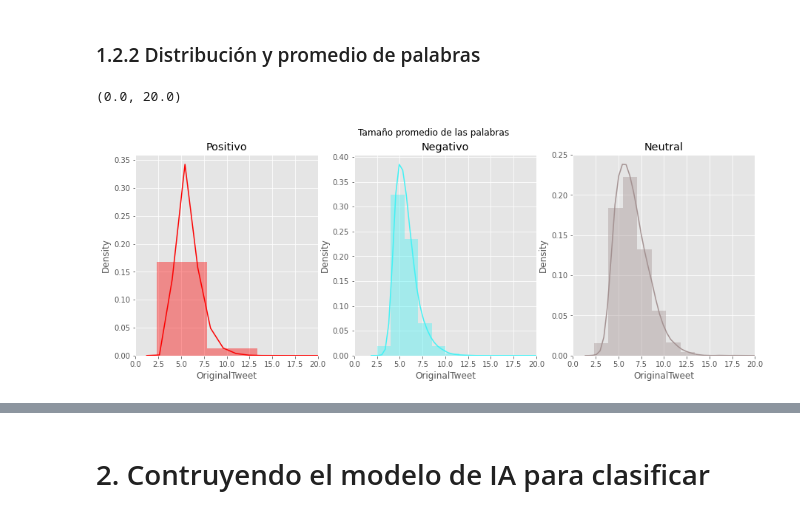
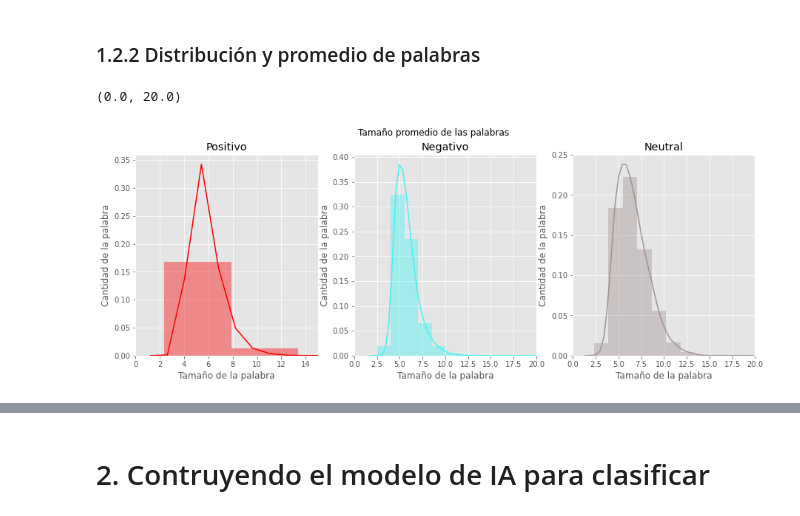
Before and after one commit to AlejandroE-SanchezV/Text-Classification-AI-Model-on-COVID-19-Tweets, a Jupyter notebook: FinalProject_TwittClassification.ipynb, the cells around one changed output, grey strips where cells are left out. Cells and saved outputs as stored; diff of their text form; code cells hidden in the pictures.

```diff
--- a/FinalProject_TwittClassification.ipynb
+++ b/FinalProject_TwittClassification.ipynb
@@ -295,21 +299,27 @@ Podemos observar a priori que notamos ciertos patrones de asimetría en las resp
 # %%
 fig,(ax1,ax2, ax3)=plt.subplots(1,3,figsize=(15,5))
 fig.suptitle('Tamaño promedio de las palabras \n')
 
 Pos_words=dataFrame[dataFrame['sentiment']=="positive"]['OriginalTweet'].str.split().apply(lambda x : [len(i) for i in x])
 sns.distplot(Pos_words.map(lambda x: np.mean(x)),ax=ax1,color='#FC0000')
 ax1.set_title('Positivo')
-ax1.set_xlim(0,20)
+ax1.set_xlabel('Tamaño de la palabra')
+ax1.set_ylabel('Cantidad de la palabra')
+ax1.set_xlim(0,15)
 
 Neg_word=dataFrame[dataFrame['sentiment']=="negative"]['OriginalTweet'].str.split().apply(lambda x : [len(i) for i in x])
 sns.distplot(Neg_word.map(lambda x: np.mean(x)),ax=ax2,color='#42F2F5')
 ax2.set_title('Negativo')
+ax2.set_xlabel('Tamaño de la palabra')
+ax2.set_ylabel('Cantidad de la palabra')
 ax2.set_xlim(0,20)
 
 Null_word=dataFrame[dataFrame['sentiment']=="neutral"]['OriginalTweet'].str.split().apply(lambda x : [len(i) for i in x])
 sns.distplot(Null_word.map(lambda x: np.mean(x)),ax=ax3,color='#A39191')
 ax3.set_title('Neutral')
+ax3.set_xlabel('Tamaño de la palabra')
+ax3.set_ylabel('Cantidad de la palabra')
 ax3.set_xlim(0,20)
 # %% [output]
 (0.0, 20.0)
-[figure, old version]
+[figure, new version]
```
Also changed, not shown: parts of 40 cells of this notebook.
